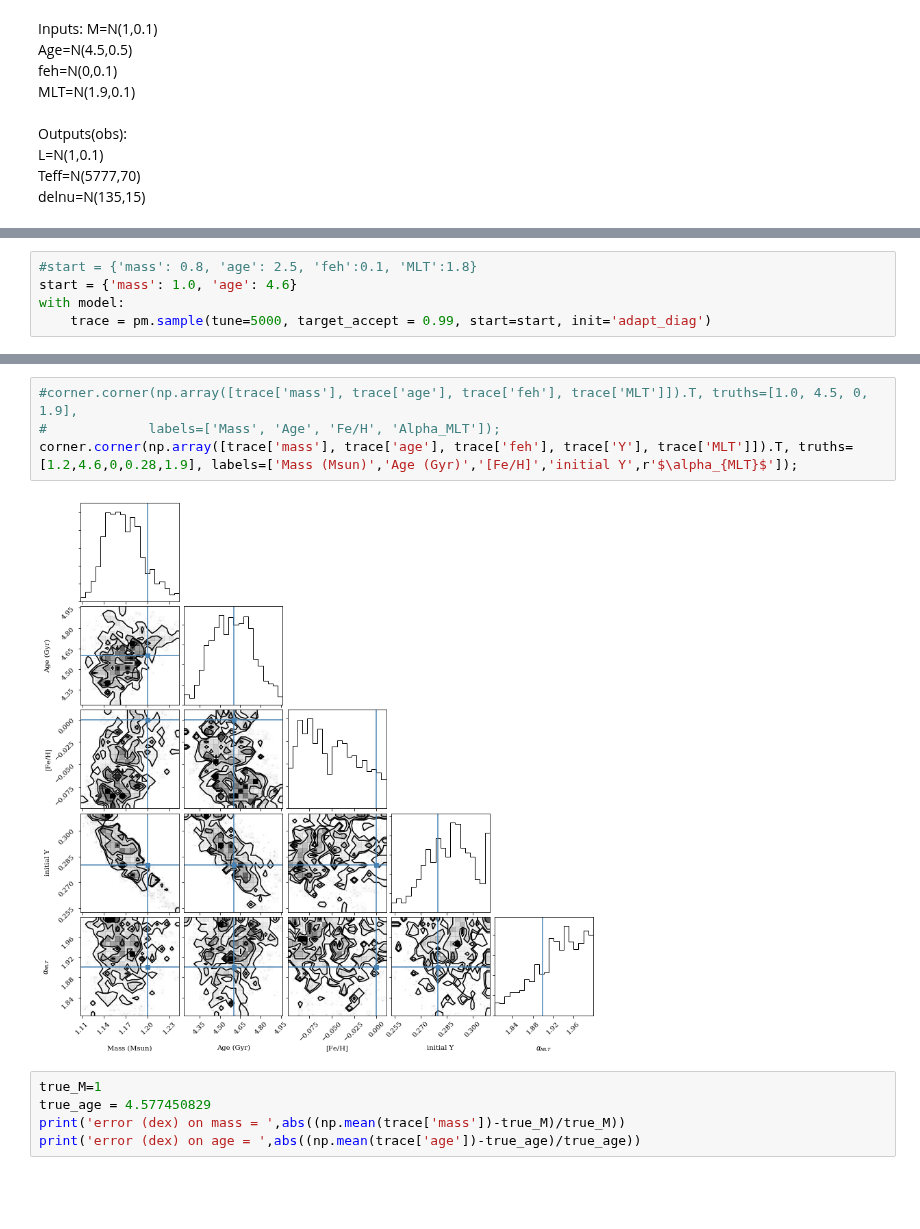
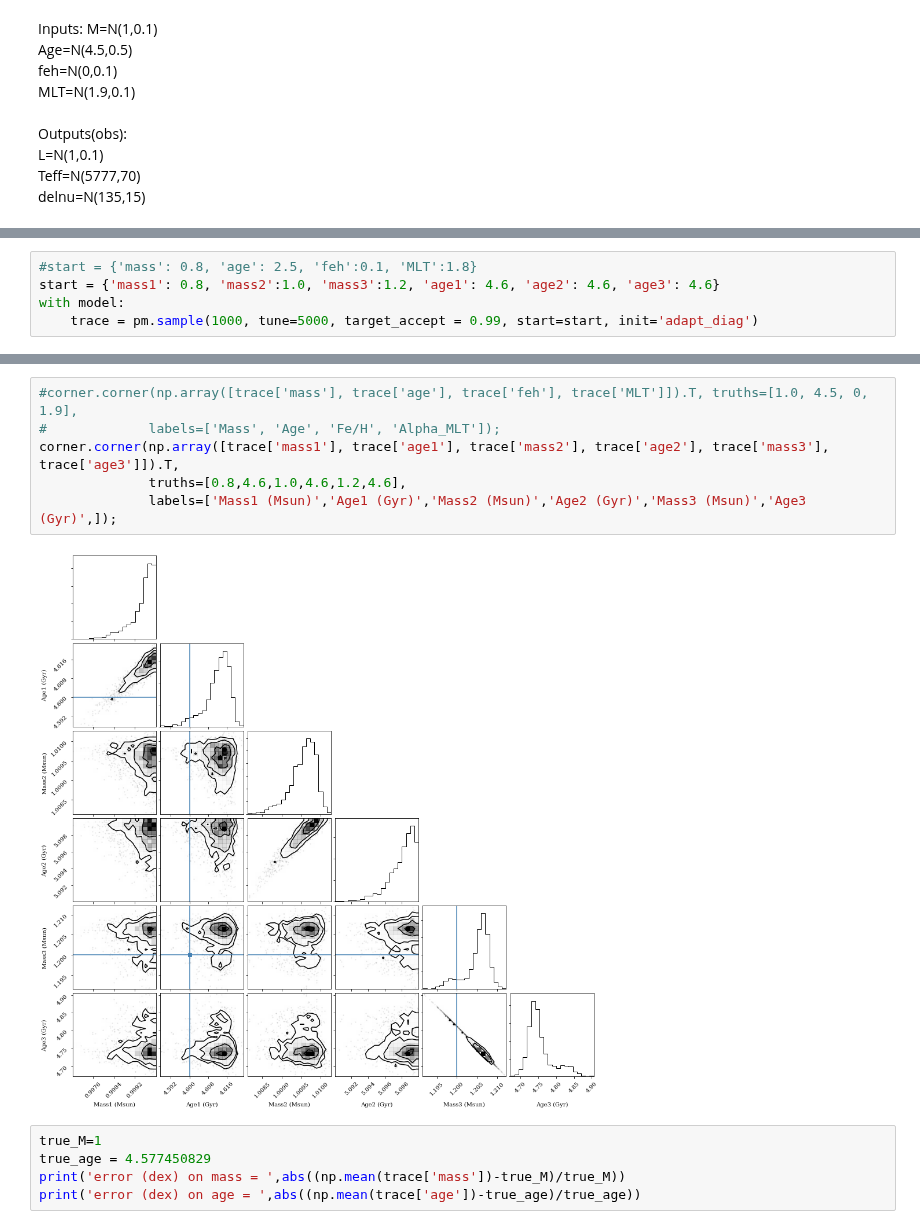
Before and after one commit to Harry-Westwood/Y4-Project-InterNeuralStellar, a Jupyter notebook: Hin's_files/model_sun_test.ipynb, the cells around one changed output, grey strips where cells are left out. Cells and saved outputs as stored; diff of their text form; blank space fills up the shorter version.

```diff
--- a/Hin's_files/model_sun_test.ipynb
+++ b/Hin's_files/model_sun_test.ipynb
@@ -80,8 +113,8 @@ with model:
 # %%
 #start = {'mass': 0.8, 'age': 2.5, 'feh':0.1, 'MLT':1.8}
-start = {'mass': 1.0, 'age': 4.6}
+start = {'mass1': 0.8, 'mass2':1.0, 'mass3':1.2, 'age1': 4.6, 'age2': 4.6, 'age3': 4.6}
 with model:
-    trace = pm.sample(tune=5000, target_accept = 0.99, start=start, init='adapt_diag')
+    trace = pm.sample(1000, tune=5000, target_accept = 0.99, start=start, init='adapt_diag')
 # %% [output]
 Auto-assigning NUTS sampler...
 Initializing NUTS using adapt_diag...
@@ -120,9 +152,11 @@ array([[<matplotlib.axes._subplots.AxesSubplot object at 0x...>,
 # %%
 #corner.corner(np.array([trace['mass'], trace['age'], trace['feh'], trace['MLT']]).T, truths=[1.0, 4.5, 0, 1.9],
 #             labels=['Mass', 'Age', 'Fe/H', 'Alpha_MLT']);
-corner.corner(np.array([trace['mass'], trace['age'], trace['feh'], trace['Y'], trace['MLT']]).T, truths=[1.2,4.6,0,0.28,1.9], labels=['Mass (Msun)','Age (Gyr)','[Fe/H]','initial Y',r'$\alpha_{MLT}$']);
+corner.corner(np.array([trace['mass1'], trace['age1'], trace['mass2'], trace['age2'], trace['mass3'], trace['age3']]).T,
+              truths=[0.8,4.6,1.0,4.6,1.2,4.6],
+              labels=['Mass1 (Msun)','Age1 (Gyr)','Mass2 (Msun)','Age2 (Gyr)','Mass3 (Msun)','Age3 (Gyr)',]);
 # %% [output]
-[figure, old version]
+[figure, new version]
 # %%
 true_M=1
 true_age = 4.577450829
```
Also changed, not shown: parts of 12 cells of this notebook.
